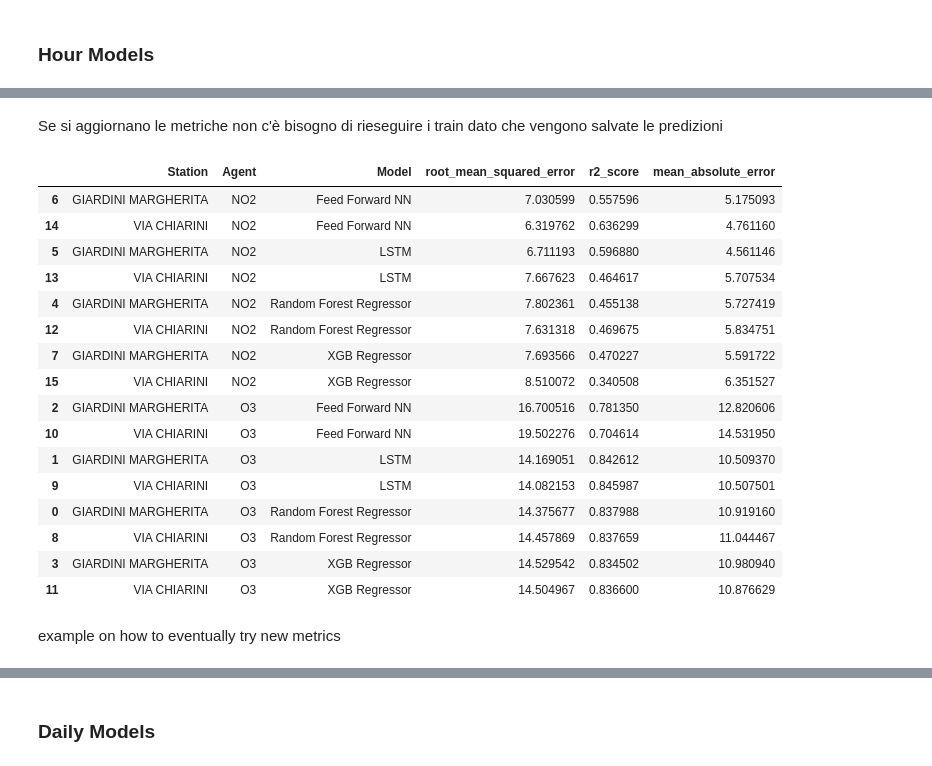
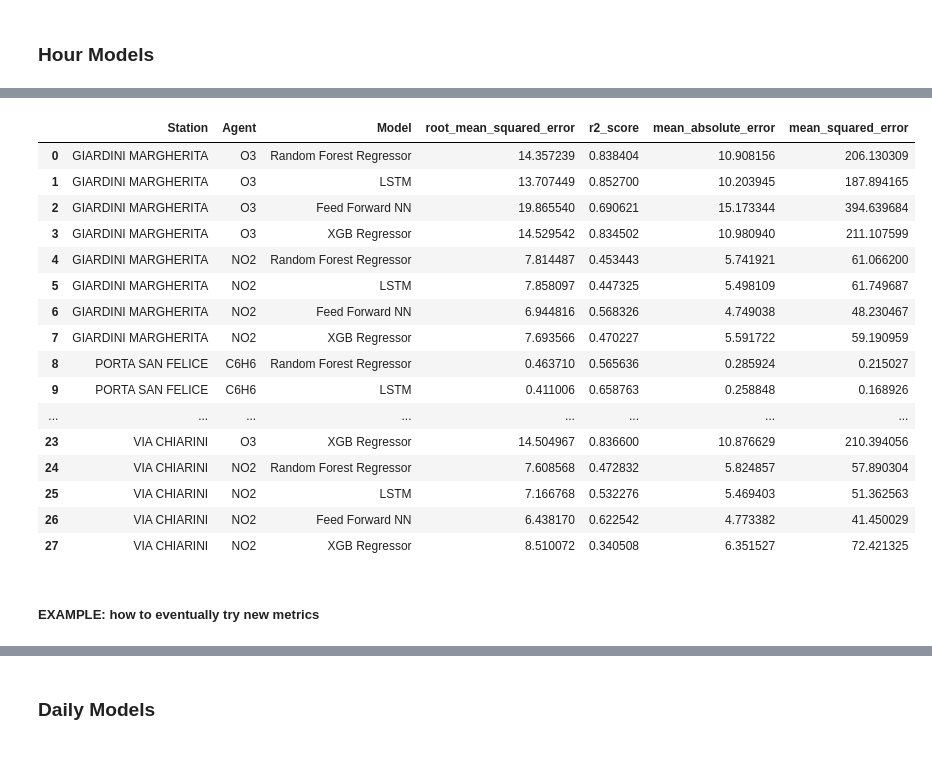
Before and after one commit to davidesonno/AII-project, a Jupyter notebook: 5-model-selection.ipynb, the cells around one changed output, grey strips where cells are left out. Drawn from its saved outputs; the diff is of its cells as text; code cells hidden in the pictures.

```diff
--- a/5-model-selection.ipynb
+++ b/5-model-selection.ipynb
@@ -498,2 +517,0 @@ Agent O3
-# %% [markdown]
-Se si aggiornano le metriche non c'è bisogno di rieseguire i train dato che vengono salvate le predizioni
@@ -502,22 +518,24 @@ hour_extracted_data = extract_data(hour_results)
-# %%
-hour_extracted_data.sort_values(by=['Agent','Model','Station'])
-# %% [output]
-|  | Station | Agent | Model | root_mean_squared_error | r2_score | mean_absolute_error |
-| 6 | GIARDINI MARGHERITA | NO2 | Feed Forward NN | 7.030599 | 0.557596 | 5.175093 |
-| 14 | VIA CHIARINI | NO2 | Feed Forward NN | 6.319762 | 0.636299 | 4.761160 |
-| 5 | GIARDINI MARGHERITA | NO2 | LSTM | 6.711193 | 0.596880 | 4.561146 |
-| 13 | VIA CHIARINI | NO2 | LSTM | 7.667623 | 0.464617 | 5.707534 |
-| 4 | GIARDINI MARGHERITA | NO2 | Random Forest Regressor | 7.802361 | 0.455138 | 5.727419 |
-| 12 | VIA CHIARINI | NO2 | Random Forest Regressor | 7.631318 | 0.469675 | 5.834751 |
-| 7 | GIARDINI MARGHERITA | NO2 | XGB Regressor | 7.693566 | 0.470227 | 5.591722 |
-| 15 | VIA CHIARINI | NO2 | XGB Regressor | 8.510072 | 0.340508 | 6.351527 |
-| 2 | GIARDINI MARGHERITA | O3 | Feed Forward NN | 16.700516 | 0.781350 | 12.820606 |
-| 10 | VIA CHIARINI | O3 | Feed Forward NN | 19.502276 | 0.704614 | 14.531950 |
-| 1 | GIARDINI MARGHERITA | O3 | LSTM | 14.169051 | 0.842612 | 10.509370 |
-| 9 | VIA CHIARINI | O3 | LSTM | 14.082153 | 0.845987 | 10.507501 |
-| 0 | GIARDINI MARGHERITA | O3 | Random Forest Regressor | 14.375677 | 0.837988 | 10.919160 |
-| 8 | VIA CHIARINI | O3 | Random Forest Regressor | 14.457869 | 0.837659 | 11.044467 |
-| 3 | GIARDINI MARGHERITA | O3 | XGB Regressor | 14.529542 | 0.834502 | 10.980940 |
-| 11 | VIA CHIARINI | O3 | XGB Regressor | 14.504967 | 0.836600 | 10.876629 |
+# %%
+hour_extracted_data = extract_data(hour_results)
+hour_extracted_data.sort_values(by=[])
+# we could also print with some groupby to order each model etc
+# %% [output]
+|  | Station | Agent | Model | root_mean_squared_error | r2_score | mean_absolute_error | mean_squared_error |
+| 0 | GIARDINI MARGHERITA | O3 | Random Forest Regressor | 14.357239 | 0.838404 | 10.908156 | 206.130309 |
+| 1 | GIARDINI MARGHERITA | O3 | LSTM | 13.707449 | 0.852700 | 10.203945 | 187.894165 |
+| 2 | GIARDINI MARGHERITA | O3 | Feed Forward NN | 19.865540 | 0.690621 | 15.173344 | 394.639684 |
+| 3 | GIARDINI MARGHERITA | O3 | XGB Regressor | 14.529542 | 0.834502 | 10.980940 | 211.107599 |
+| 4 | GIARDINI MARGHERITA | NO2 | Random Forest Regressor | 7.814487 | 0.453443 | 5.741921 | 61.066200 |
+| 5 | GIARDINI MARGHERITA | NO2 | LSTM | 7.858097 | 0.447325 | 5.498109 | 61.749687 |
+| 6 | GIARDINI MARGHERITA | NO2 | Feed Forward NN | 6.944816 | 0.568326 | 4.749038 | 48.230467 |
+| 7 | GIARDINI MARGHERITA | NO2 | XGB Regressor | 7.693566 | 0.470227 | 5.591722 | 59.190959 |
+| 8 | PORTA SAN FELICE | C6H6 | Random Forest Regressor | 0.463710 | 0.565636 | 0.285924 | 0.215027 |
+| 9 | PORTA SAN FELICE | C6H6 | LSTM | 0.411006 | 0.658763 | 0.258848 | 0.168926 |
+| ... | ... | ... | ... | ... | ... | ... | ... |
+| 23 | VIA CHIARINI | O3 | XGB Regressor | 14.504967 | 0.836600 | 10.876629 | 210.394056 |
+| 24 | VIA CHIARINI | NO2 | Random Forest Regressor | 7.608568 | 0.472832 | 5.824857 | 57.890304 |
+| 25 | VIA CHIARINI | NO2 | LSTM | 7.166768 | 0.532276 | 5.469403 | 51.362563 |
+| 26 | VIA CHIARINI | NO2 | Feed Forward NN | 6.438170 | 0.622542 | 4.773382 | 41.450029 |
+| 27 | VIA CHIARINI | NO2 | XGB Regressor | 8.510072 | 0.340508 | 6.351527 | 72.421325 |
 # %% [markdown]
-example on how to eventually try new metrics
+##### **EXAMPLE:** how to eventually try new metrics
```
Also changed, not shown: parts of 35 cells of this notebook, 4 other files.
